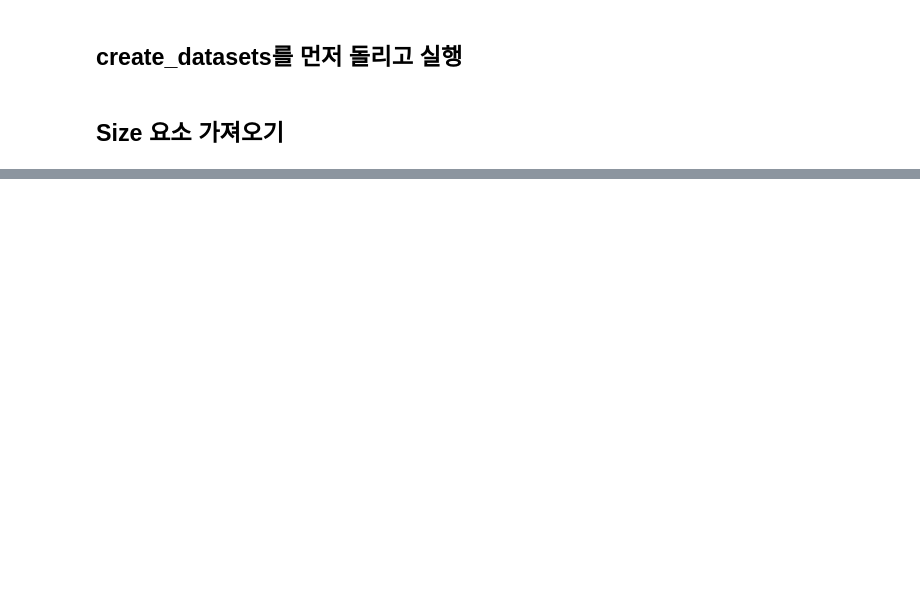
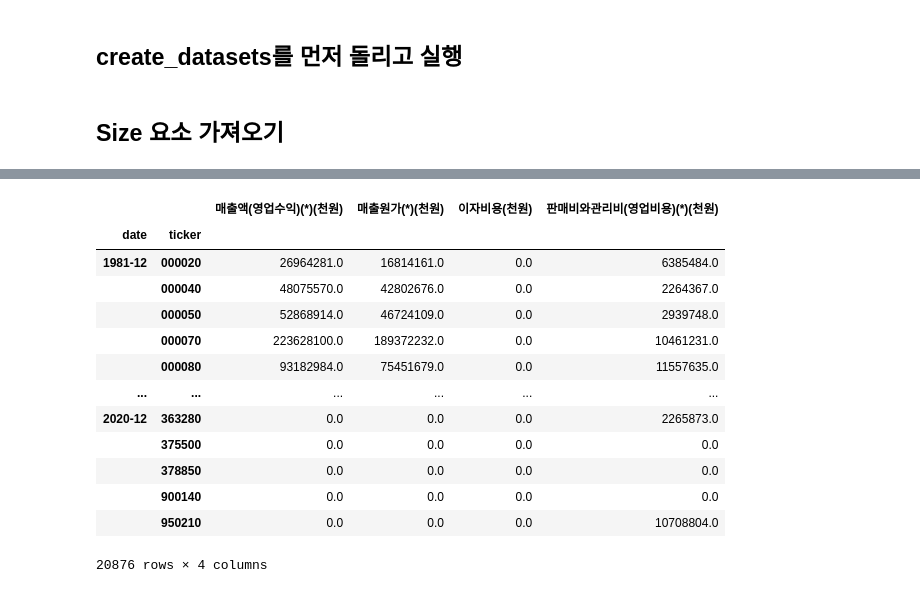
Before and after one commit to Hertz-and-Alpha/machine-learning-for-trading-korea-stock, a Jupyter notebook: data/create_fama_french_kospi.ipynb, the cells around one changed output, grey strips where cells are left out. Saved outputs shown, nothing was run; the diff lists cells and outputs as text; code cells hidden in the pictures; blank space fills up the shorter version.

```diff
--- a/data/create_fama_french_kospi.ipynb
+++ b/data/create_fama_french_kospi.ipynb
@@ -149,0 +240,2 @@ tmp = deferred_tax_liabilities.loc[idx['1981',:], :]['회사명']
+# %%
+cost_of_sales = get_ifrs_data('IFRS/CostOfSales.csv')
@@ -149,0 +261,2 @@ tmp = deferred_tax_liabilities.loc[idx['1981',:], :]['회사명']
+# %%
+interest_expense = get_ifrs_data('IFRS/InterestExpenses.csv')
@@ -149,0 +282,2 @@ tmp = deferred_tax_liabilities.loc[idx['1981',:], :]['회사명']
+# %%
+selling_and_admin_expense = get_ifrs_data('IFRS/Selling_and_administrative_expenses.csv')
@@ -149,0 +301,19 @@ tmp = deferred_tax_liabilities.loc[idx['1981',:], :]['회사명']
+# %%
+op_data = pd.concat([net_sales, cost_of_sales, interest_expense, selling_and_admin_expense], axis=1)
+# %%
+op_data
+# %% [output]
+|  |  | 매출액(영업수익)(*)(천원) | 매출원가(*)(천원) | 이자비용(천원) | 판매비와관리비(영업비용)(*)(천원) |
+| date | ticker |  |  |  |  |
+| 1981-12 | 000020 | 26964281.0 | 16814161.0 | 0.0 | 6385484.0 |
+|  | 000040 | 48075570.0 | 42802676.0 | 0.0 | 2264367.0 |
+|  | 000050 | 52868914.0 | 46724109.0 | 0.0 | 2939748.0 |
+|  | 000070 | 223628100.0 | 189372232.0 | 0.0 | 10461231.0 |
+|  | 000080 | 93182984.0 | 75451679.0 | 0.0 | 11557635.0 |
+| ... | ... | ... | ... | ... | ... |
+| 2020-12 | 363280 | 0.0 | 0.0 | 0.0 | 2265873.0 |
+|  | 375500 | 0.0 | 0.0 | 0.0 | 0.0 |
+|  | 378850 | 0.0 | 0.0 | 0.0 | 0.0 |
+|  | 900140 | 0.0 | 0.0 | 0.0 | 0.0 |
+|  | 950210 | 0.0 | 0.0 | 0.0 | 10708804.0 |
+20876 rows × 4 columns
```
Also changed, not shown: parts of 39 cells of this notebook.
